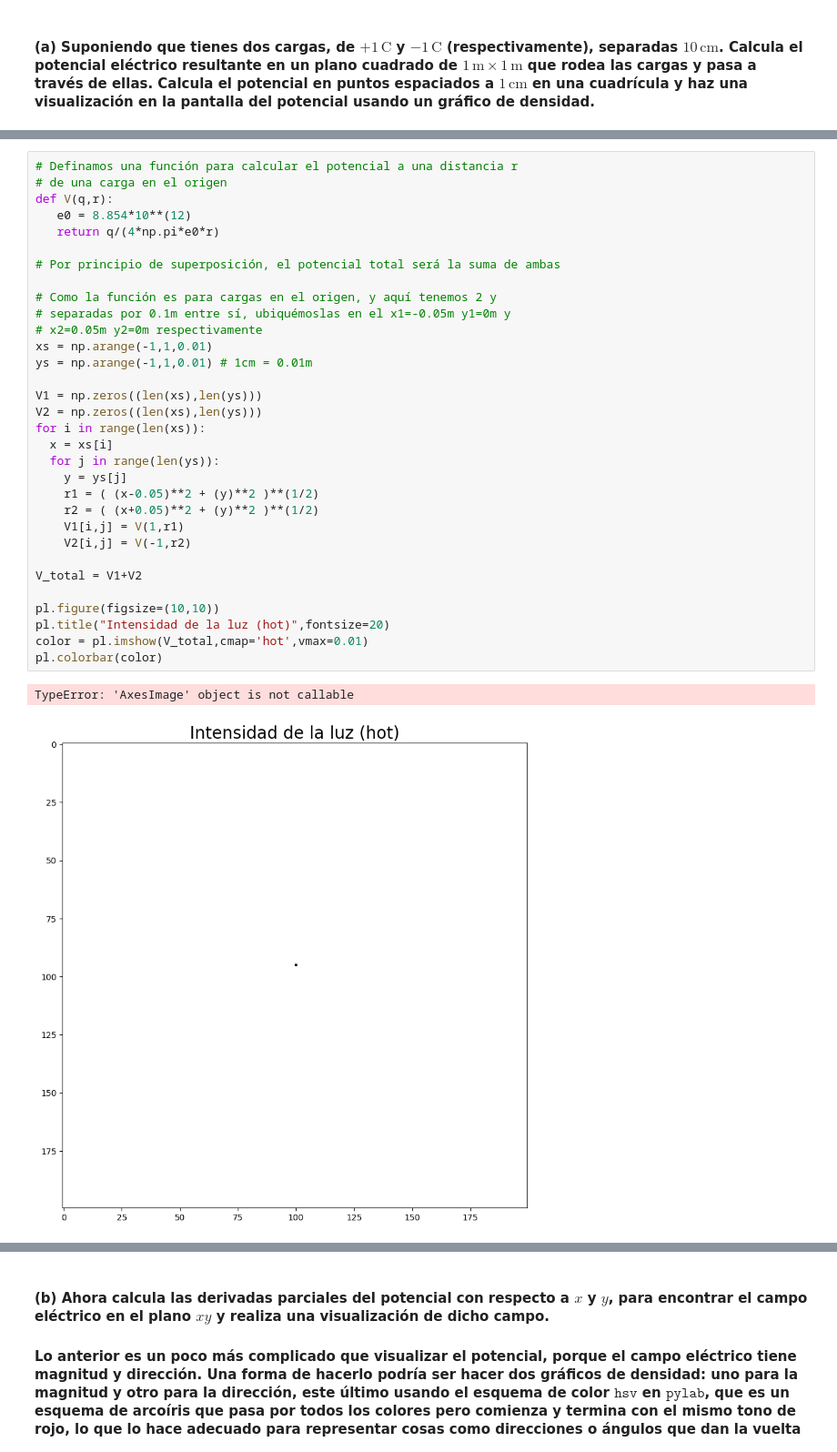
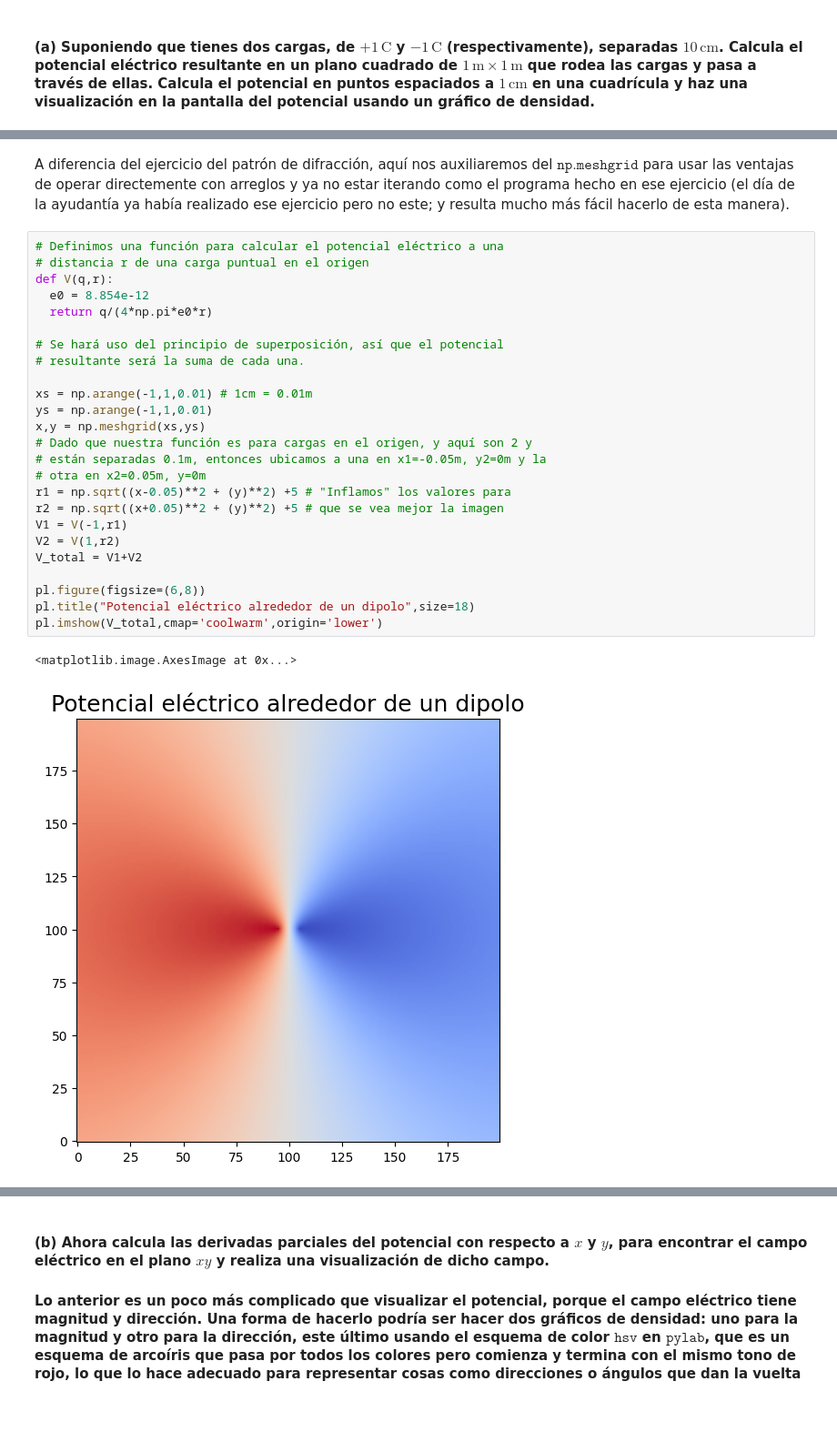
Before and after one commit to Alexi5omg/CLASE, a Jupyter notebook: Tareas/Práctica_3.ipynb, the cells around one changed output, grey strips where cells are left out. Shown at 91% size. Saved outputs shown, nothing was run; the diff lists cells and outputs as text; blank space fills up the shorter version.

Commit message:
Ejercicio 6 (a)

```diff
--- a/Tareas/Práctica_3.ipynb
+++ b/Tareas/Práctica_3.ipynb
@@ -525,38 +525,33 @@ pl.legend(loc=2)
 #### **(a)** Suponiendo que tienes dos cargas, de $+1\,\mathrm{C}$ y $-1\,\mathrm{C}$ (respectivamente), separadas $10\,\mathrm{cm}$. Calcula el potencial eléctrico resultante en un plano cuadrado de $1\,\mathrm{m} \times 1\,\mathrm{m}$ que rodea las cargas y pasa a través de ellas. Calcula el potencial en puntos espaciados a $1\,\mathrm{cm}$ en una cuadrícula y haz una visualización en la pantalla del potencial usando un gráfico de densidad.
 # %% [markdown]
 ![1000031690.png](embedded-picture-1)
+# %% [markdown]
+A diferencia del ejercicio del patrón de difracción, aquí nos auxiliaremos del $\texttt{np.meshgrid}$ para usar las ventajas de operar directemente con arreglos y ya no estar iterando como el programa hecho en ese ejercicio (el día de la ayudantía ya había realizado ese ejercicio pero no este; y resulta mucho más fácil hacerlo de esta manera).
 # %%
-# Definamos una función para calcular el potencial a una distancia r
-# de una carga en el origen
+# Definimos una función para calcular el potencial eléctrico a una
+# distancia r de una carga puntual en el origen
 def V(q,r):
-   e0 = 8.854*10**(12)
-   return q/(4*np.pi*e0*r)
+  e0 = 8.854e-12
+  return q/(4*np.pi*e0*r)
 
-# Por principio de superposición, el potencial total será la suma de ambas
+# Se hará uso del principio de superposición, así que el potencial
+# resultante será la suma de cada una.
 
-# Como la función es para cargas en el origen, y aquí tenemos 2 y
-# separadas por 0.1m entre sí, ubiquémoslas en el x1=-0.05m y1=0m y
-# x2=0.05m y2=0m respectivamente
-xs = np.arange(-1,1,0.01)
-ys = np.arange(-1,1,0.01) # 1cm = 0.01m
-
-V1 = np.zeros((len(xs),len(ys)))
-V2 = np.zeros((len(xs),len(ys)))
-for i in range(len(xs)):
-  x = xs[i]
-  for j in range(len(ys)):
-    y = ys[j]
-    r1 = ( (x-0.05)**2 + (y)**2 )**(1/2)
-    r2 = ( (x+0.05)**2 + (y)**2 )**(1/2)
-    V1[i,j] = V(1,r1)
-    V2[i,j] = V(-1,r2)
-
+xs = np.arange(-1,1,0.01) # 1cm = 0.01m
+ys = np.arange(-1,1,0.01)
+x,y = np.meshgrid(xs,ys)
+# Dado que nuestra función es para cargas en el origen, y aquí son 2 y
+# están separadas 0.1m, entonces ubicamos a una en x1=-0.05m, y2=0m y la
+# otra en x2=0.05m, y=0m
+r1 = np.sqrt((x-0.05)**2 + (y)**2) +5 # "Inflamos" los valores para
+r2 = np.sqrt((x+0.05)**2 + (y)**2) +5 # que se vea mejor la imagen
+V1 = V(-1,r1)
+V2 = V(1,r2)
 V_total = V1+V2
 
-pl.figure(figsize=(10,10))
-pl.title("Intensidad de la luz (hot)",fontsize=20)
-color = pl.imshow(V_total,cmap='hot',vmax=0.01)
-pl.colorbar(color)
+pl.figure(figsize=(6,8))
+pl.title("Potencial eléctrico alrededor de un dipolo",size=18)
+pl.imshow(V_total,cmap='coolwarm',origin='lower')
 # %% [output]
-TypeError: 'AxesImage' object is not callable
+<matplotlib.image.AxesImage at 0x...>
-[figure, old version]
+[figure, new version]
```
Also changed, not shown: parts of 2 cells of this notebook.
